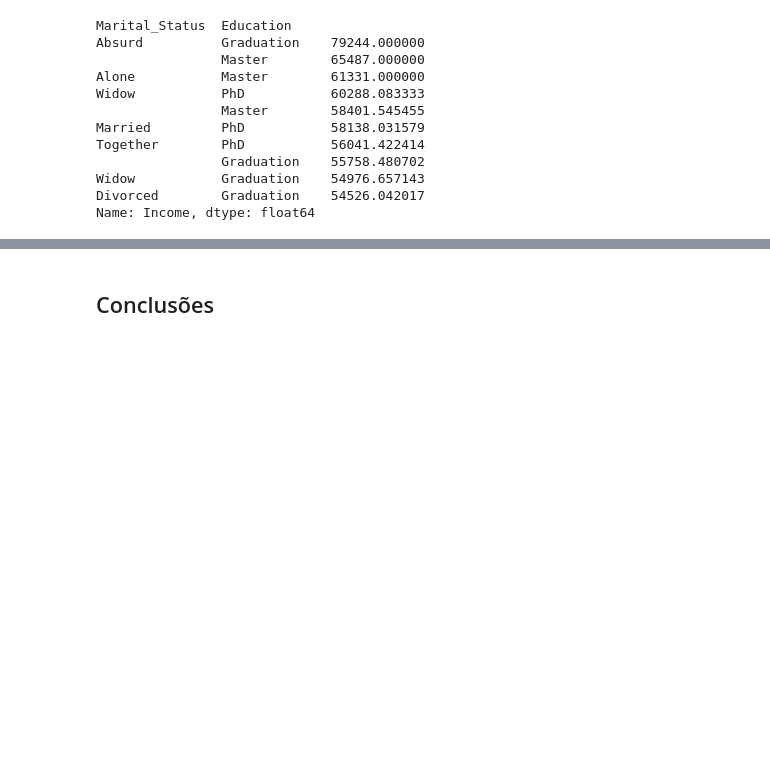
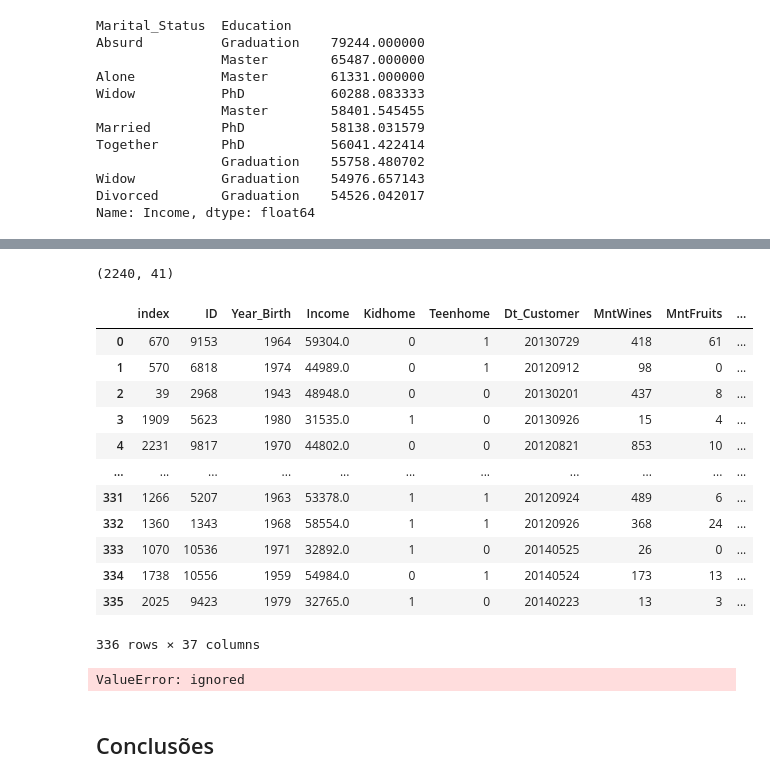
Before and after one commit to rodrigoreisbr-tech/data_science, a Jupyter notebook: Analisando_os_Dados_do_IFood.ipynb, the cells around one changed output, grey strips where cells are left out. Cells and saved outputs as stored; diff of their text form; code cells hidden in the pictures; blank space fills up the shorter version.

```diff
--- a/Analisando_os_Dados_do_IFood.ipynb
+++ b/Analisando_os_Dados_do_IFood.ipynb
@@ -293,0 +503,7 @@ Como são fornecidas as Latitudes e Longitudes para os imóveis, é possível pl
+# %%
+# criando o conjunto de teste
+test = X.sample(frac=0.15, random_state=0)
+
+# verificando o conjunto
+print(test.shape)
+test.head()
@@ -294,2 +518,41 @@ Como são fornecidas as Latitudes e Longitudes para os imóveis, é possível pl
+# %%
+# drop das linhas de teste
+X = X.drop(test.index)
+
+# verificando o shape do df
+df.shape
+# %% [output]
+(2240, 41)
+# %%
+# resetando o index dos conjuntos
+X.reset_index()
+test.reset_index()
+# %% [output]
+|  | index | ID | Year_Birth | Income | Kidhome | Teenhome | Dt_Customer | MntWines | MntFruits | ... |
+| 0 | 670 | 9153 | 1964 | 59304.0 | 0 | 1 | 20130729 | 418 | 61 | ... |
+| 1 | 570 | 6818 | 1974 | 44989.0 | 0 | 1 | 20120912 | 98 | 0 | ... |
+| 2 | 39 | 2968 | 1943 | 48948.0 | 0 | 0 | 20130201 | 437 | 8 | ... |
+| 3 | 1909 | 5623 | 1980 | 31535.0 | 1 | 0 | 20130926 | 15 | 4 | ... |
+| 4 | 2231 | 9817 | 1970 | 44802.0 | 0 | 0 | 20120821 | 853 | 10 | ... |
+| ... | ... | ... | ... | ... | ... | ... | ... | ... | ... | ... |
+| 331 | 1266 | 5207 | 1963 | 53378.0 | 1 | 1 | 20120924 | 489 | 6 | ... |
+| 332 | 1360 | 1343 | 1968 | 58554.0 | 1 | 1 | 20120926 | 368 | 24 | ... |
+| 333 | 1070 | 10536 | 1971 | 32892.0 | 1 | 0 | 20140525 | 26 | 0 | ... |
+| 334 | 1738 | 10556 | 1959 | 54984.0 | 0 | 1 | 20140524 | 173 | 13 | ... |
+| 335 | 2025 | 9423 | 1979 | 32765.0 | 1 | 0 | 20140223 | 13 | 3 | ... |
+336 rows × 37 columns
+# %%
+from sklearn.model_selection import train_test_split
+
+# fazendo o split
+X_train, X_test, y_train, y_test = train_test_split(X, y, test_size=0.15)
+
+print(X_train.shape)
+print(X_test.shape)
+print(y_train.shape)
+print(y_test.shape)
+print(df.shape)
+# %% [output]
+ValueError: ignored
 # %% [markdown]
 ## Conclusões
```
Also changed, not shown: parts of 22 cells of this notebook.
